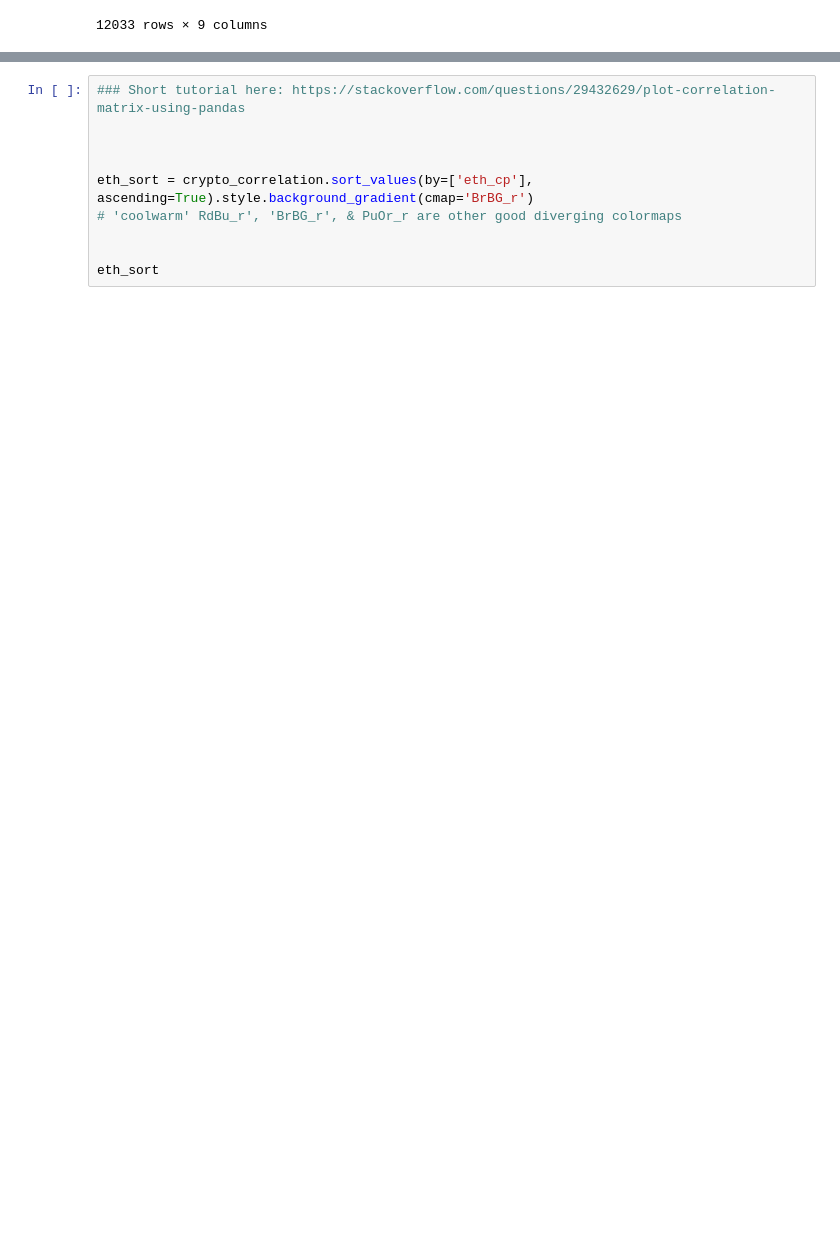
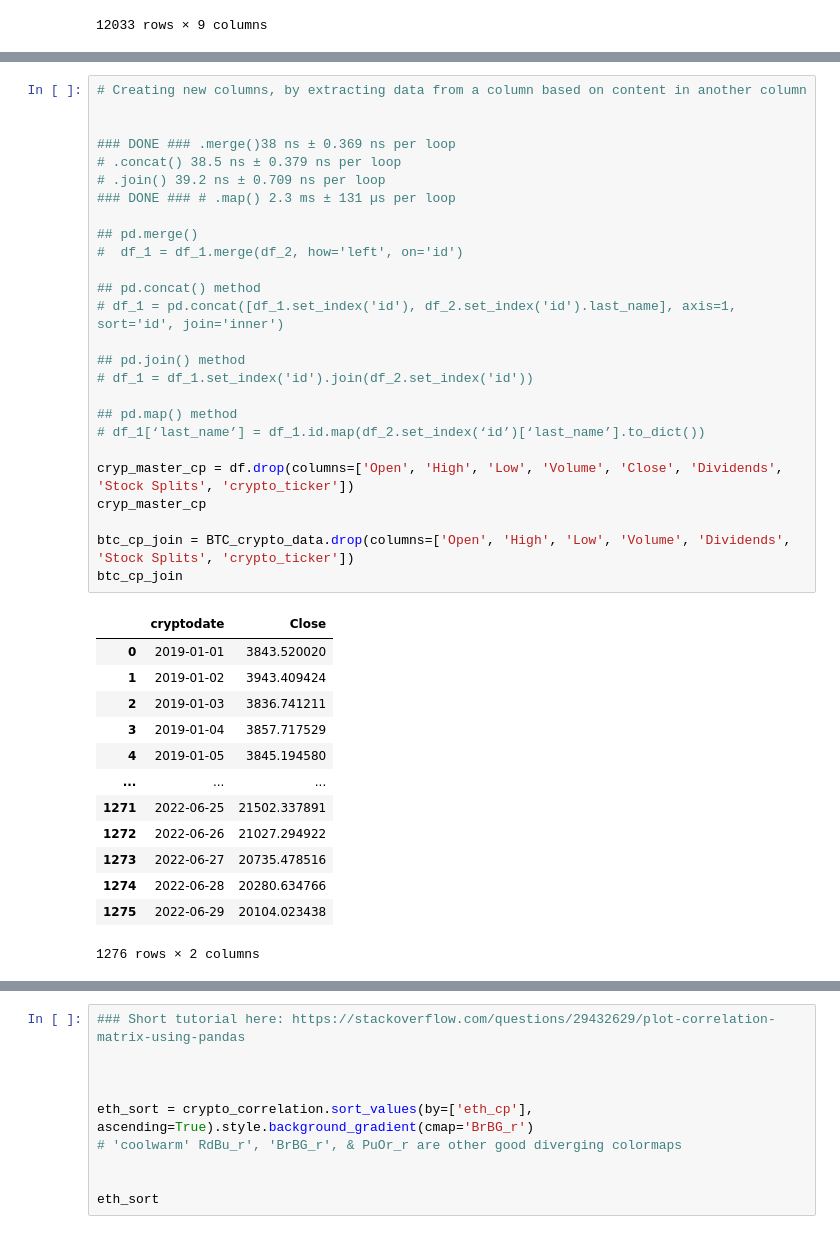
Before and after one commit to abelunbound/com724, a Jupyter notebook: Com724AE2Backup.ipynb, the cells around one changed output, grey strips where cells are left out. Drawn from its saved outputs; the diff is of its cells as text; blank space fills up the shorter version.

```diff
--- a/Com724AE2Backup.ipynb
+++ b/Com724AE2Backup.ipynb
@@ -184,0 +118,40 @@ allcrypto_cp
+# %%
+# Creating new columns, by extracting data from a column based on content in another column
+
+
+### DONE ### .merge()38 ns ± 0.369 ns per loop
+# .concat() 38.5 ns ± 0.379 ns per loop
+# .join() 39.2 ns ± 0.709 ns per loop
+### DONE ### # .map() 2.3 ms ± 131 µs per loop
+
+## pd.merge()
+#  df_1 = df_1.merge(df_2, how='left', on='id')
+
+## pd.concat() method
+# df_1 = pd.concat([df_1.set_index('id'), df_2.set_index('id').last_name], axis=1, sort='id', join='inner')
+
+## pd.join() method
+# df_1 = df_1.set_index('id').join(df_2.set_index('id'))
+
+## pd.map() method
+# df_1[‘last_name’] = df_1.id.map(df_2.set_index(‘id’)[‘last_name’].to_dict())
+
+cryp_master_cp = df.drop(columns=['Open', 'High', 'Low', 'Volume', 'Close', 'Dividends', 'Stock Splits', 'crypto_ticker'])
+cryp_master_cp
+
+btc_cp_join = BTC_crypto_data.drop(columns=['Open', 'High', 'Low', 'Volume', 'Dividends', 'Stock Splits', 'crypto_ticker'])
+btc_cp_join
+# %% [output]
+|  | cryptodate | Close |
+| 0 | 2019-01-01 | 3843.520020 |
+| 1 | 2019-01-02 | 3943.409424 |
+| 2 | 2019-01-03 | 3836.741211 |
+| 3 | 2019-01-04 | 3857.717529 |
+| 4 | 2019-01-05 | 3845.194580 |
+| ... | ... | ... |
+| 1271 | 2022-06-25 | 21502.337891 |
+| 1272 | 2022-06-26 | 21027.294922 |
+| 1273 | 2022-06-27 | 20735.478516 |
+| 1274 | 2022-06-28 | 20280.634766 |
+| 1275 | 2022-06-29 | 20104.023438 |
+1276 rows × 2 columns
```
Also changed, not shown: parts of 3 cells of this notebook, 1 other file.
